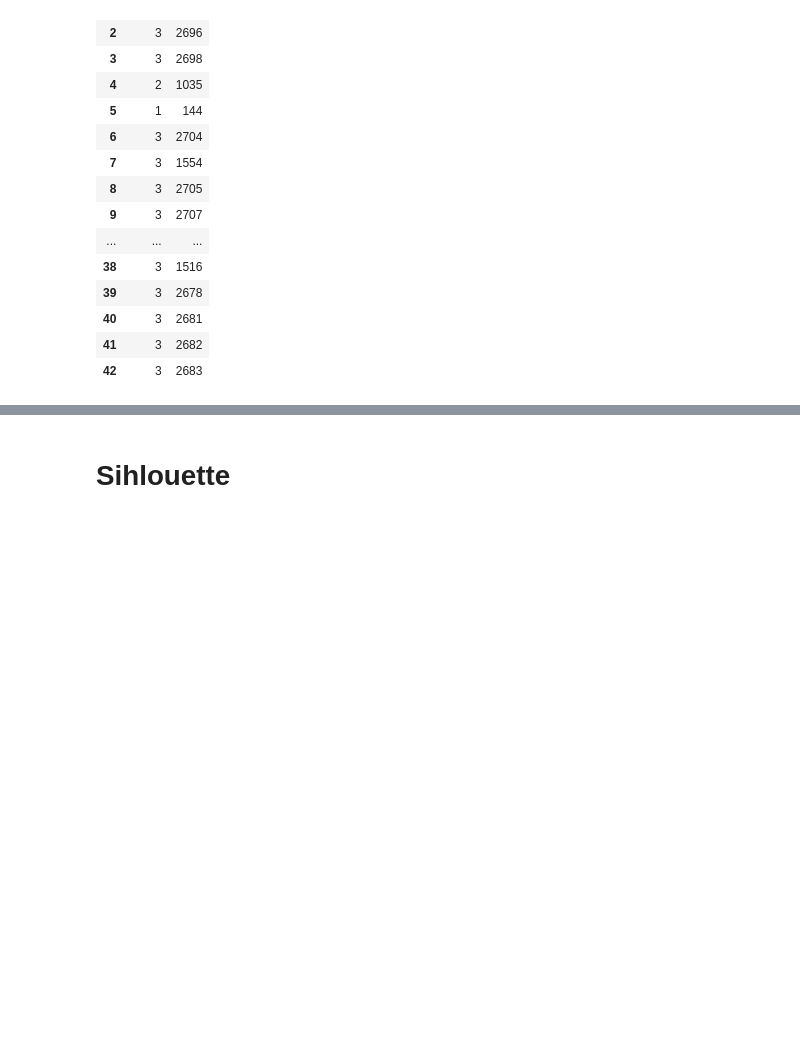
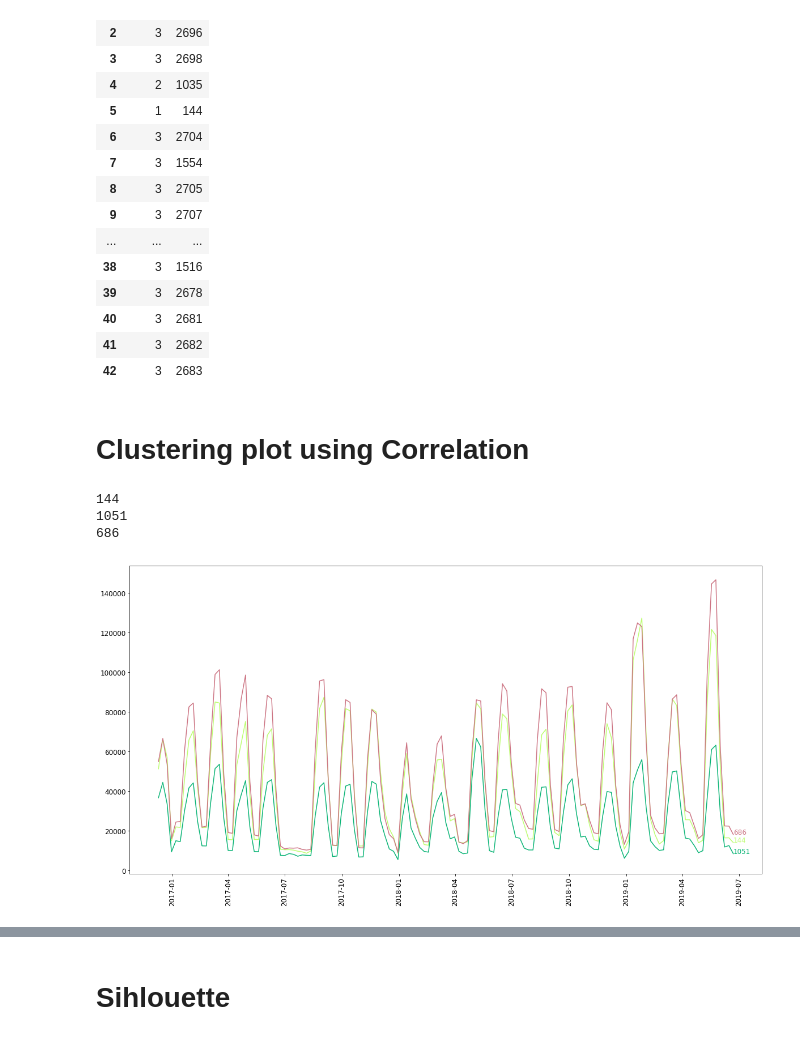
Before and after one commit to tommasofioravanti/DMTMCourseProject, a Jupyter notebook: notebooks/First_Clustering.ipynb, the cells around one changed output, grey strips where cells are left out. Drawn from its saved outputs; the diff is of its cells as text; code cells hidden in the pictures; blank space fills up the shorter version.

Commit message:
First Clustering plot

```diff
--- a/notebooks/First_Clustering.ipynb
+++ b/notebooks/First_Clustering.ipynb
@@ -344,8 +347,8 @@ plt.title('Hierarchical Clustering');
 [figure]
 # %%
 label_corr=fcluster(z1,4,criterion='maxclust') #Cluster with "correlation distance measure"
-sku=(set(train.sku))
-sku=list(a)
+sku=list((set(train.sku)))
+
 data={'Label': label_corr,
      'Sku':sku}
 df_cluster=pd.DataFrame(data, columns=['Label','Sku'])
@@ -369,3 +372,34 @@ df_cluster
 | 40 | 3 | 2681 |
 | 41 | 3 | 2682 |
 | 42 | 3 | 2683 |
+# %% [markdown]
+# Clustering plot using Correlation
+# %%
+#Timeseries of 1st cluster
+cluster1=df_cluster[df_cluster.Label==1].Sku
+cluster1=np.asarray(cluster1)
+#2 cluster
+cluster2=df_cluster[df_cluster.Label==2].Sku
+cluster2=np.asarray(cluster2)
+#3 cluster
+cluster3=df_cluster[df_cluster.Label==3].Sku
+cluster3=np.asarray(cluster3)
+#4 cluster
+cluster4=df_cluster[df_cluster.Label==4].Sku
+cluster4=np.asarray(cluster4)
+#print (len(cluster1),len(cluster2),len(cluster3),len(cluster4))
+# %% [output]
+144
+1051
+686
+# %%
+
+mycolors = np.random.choice(list(mpl.colors.XKCD_COLORS.keys()), len(set(df.sku)), replace=False)
+plt.figure(figsize=(20,10))
+plt.xticks(rotation=90)
+for i in range(len(cluster1)):
+    plt.plot(train[train.sku==cluster1[i]].Date, train[train.sku==cluster1[i]].target,  color=mycolors[i])
+    last_x, last_y = train[train.sku==cluster1[i]].Date.values[-1], train[train.sku==cluster1[i]].target.values[-1]
+    plt.text(last_x, last_y, str(cluster1[i]), color=mycolors[i])
+# %% [output]
+[figure, added]
```
Also changed, not shown: parts of 9 cells of this notebook.
